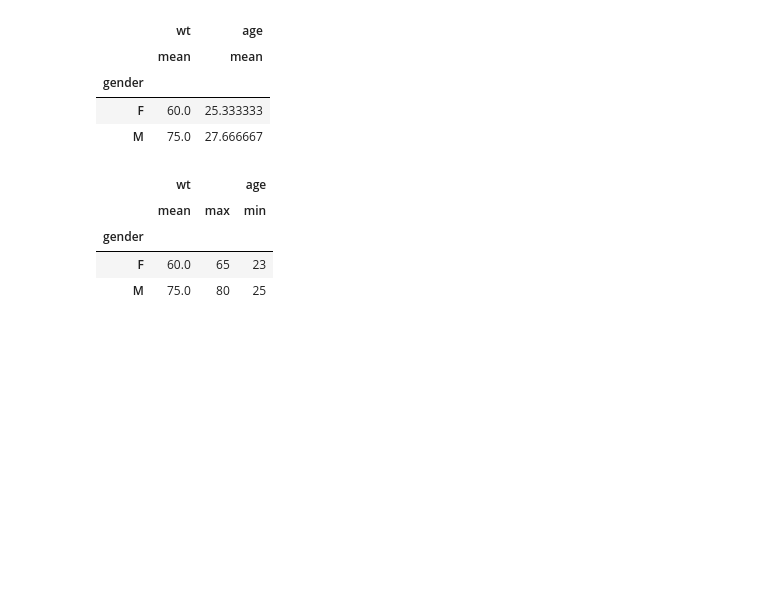
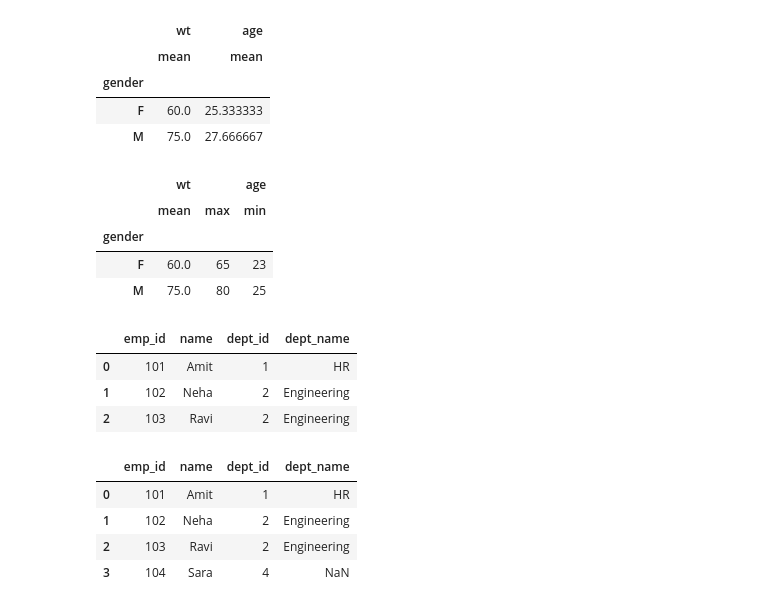
Before and after one commit to Chekuru-Ravi/hello-world, a Jupyter notebook: 2_DataFrames.ipynb, the cells around one changed output. Saved outputs shown, nothing was run; the diff lists cells and outputs as text; code cells hidden in the pictures; blank space fills up the shorter version.

```diff
--- a/2_DataFrames.ipynb
+++ b/2_DataFrames.ipynb
@@ -270,0 +281,15 @@ df.groupby('gender')[['wt', 'age']].agg({'wt': ['mean', 'max'], 'age': ['min']})
+# %%
+pd.merge(employees, departments, on='dept_id', how='inner')
+# %% [output]
+|  | emp_id | name | dept_id | dept_name |
+| 0 | 101 | Amit | 1 | HR |
+| 1 | 102 | Neha | 2 | Engineering |
+| 2 | 103 | Ravi | 2 | Engineering |
+# %%
+pd.merge(employees, departments, on='dept_id', how='left')
+# %% [output]
+|  | emp_id | name | dept_id | dept_name |
+| 0 | 101 | Amit | 1 | HR |
+| 1 | 102 | Neha | 2 | Engineering |
+| 2 | 103 | Ravi | 2 | Engineering |
+| 3 | 104 | Sara | 4 | NaN |
```
Also changed, not shown: parts of 5 cells of this notebook.
